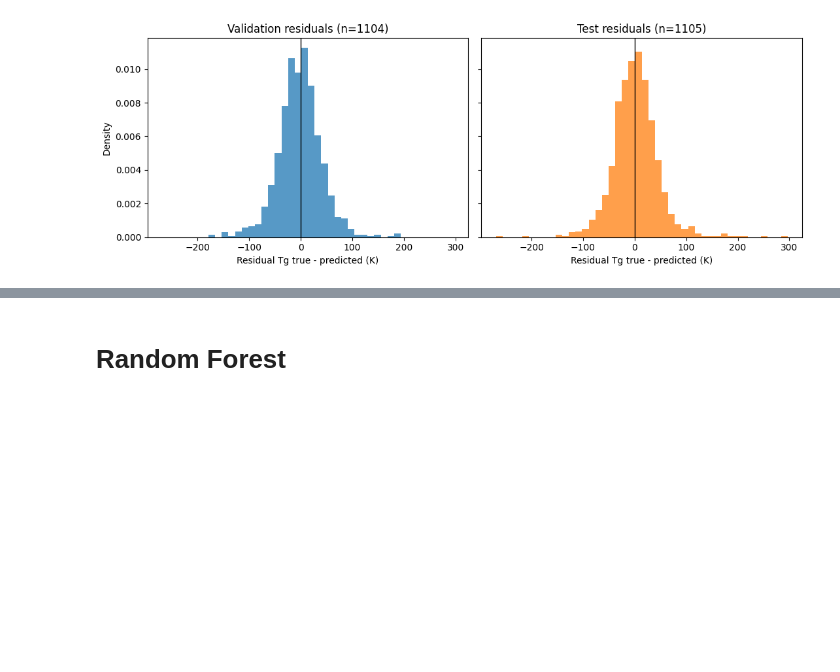
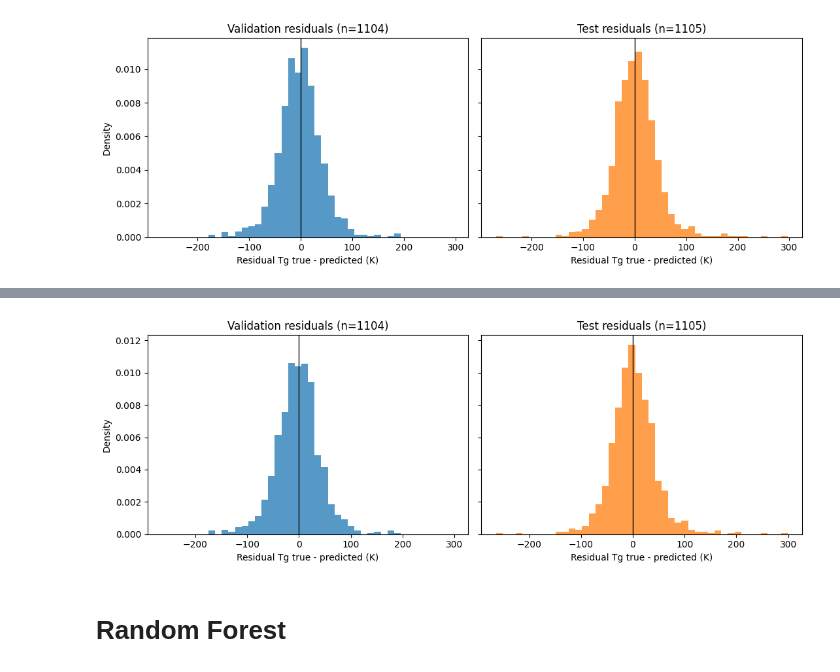
Before and after one commit to sermetsim/AI4Chem, a Jupyter notebook: notebooks/02_ridge_baseline_comparison.ipynb, the cells around one changed output, grey strips where cells are left out. Cells and saved outputs as stored; diff of their text form; code cells hidden in the pictures; blank space fills up the shorter version.

```diff
--- a/notebooks/02_ridge_baseline_comparison.ipynb
+++ b/notebooks/02_ridge_baseline_comparison.ipynb
@@ -285,3 +392,26 @@ plt.show()
+# %%
+validation_residuals = y_validation - y_pred_validation
+test_residuals = y_test - y_pred_test
+all_residuals = np.concatenate([validation_residuals, test_residuals])
+common_bins = np.linspace(all_residuals.min(), all_residuals.max(), 45)
+
+fig, axes = plt.subplots(1, 2, figsize=(11, 4), sharex=True, sharey=True)
+
+axes[0].hist(validation_residuals, bins=common_bins, density=True, alpha=0.75)
+axes[0].axvline(0, color="black", linewidth=1)
+axes[0].set_title(f"Validation residuals (n={len(validation_residuals)})")
+axes[0].set_xlabel("Residual Tg true - predicted (K)")
+axes[0].set_ylabel("Density")
+
+axes[1].hist(test_residuals, bins=common_bins, density=True, alpha=0.75, color="tab:orange")
+axes[1].axvline(0, color="black", linewidth=1)
+axes[1].set_title(f"Test residuals (n={len(test_residuals)})")
+axes[1].set_xlabel("Residual Tg true - predicted (K)")
+
+plt.tight_layout()
+plt.show()
+# %% [output]
+[figure, added]
 # %% [markdown]
 # Random Forest
 # %%
```
Also changed, not shown: parts of 10 cells of this notebook, 3 other files.
